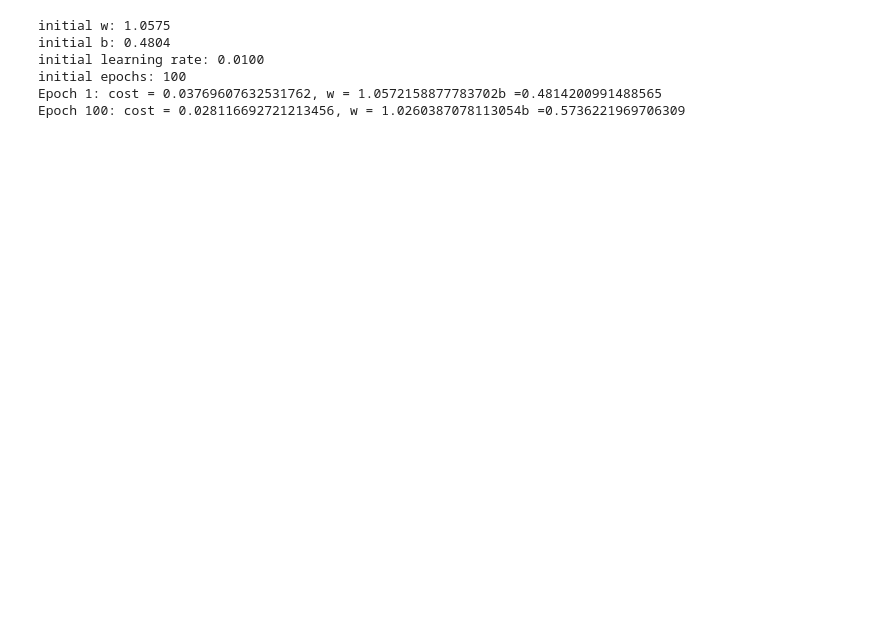
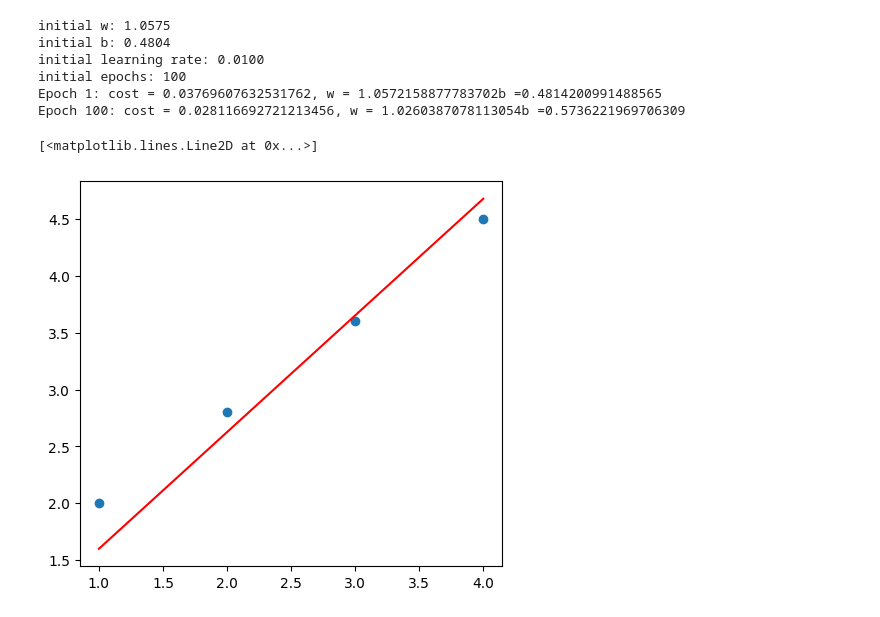
Before and after one commit to Noha62928/CA_AIS2_G1_Ml, a Jupyter notebook: src/ML/session14/session14.ipynb, the cells around one changed output. Saved outputs shown, nothing was run; the diff lists cells and outputs as text; code cells hidden in the pictures; blank space fills up the shorter version.

```diff
--- a/src/ML/session14/session14.ipynb
+++ b/src/ML/session14/session14.ipynb
@@ -46,3 +46,11 @@ initial learning rate: 0.0100
 initial epochs: 100
 Epoch 1: cost = 0.03769607632531762, w = 1.0572158877783702b =0.4814200991488565
 Epoch 100: cost = 0.028116692721213456, w = 1.0260387078113054b =0.5736221969706309
+# %%
+plt.figure(figsize=(12, 5))
+plt.subplot(1,2,1)
+plt.scatter(x,y)
+plt.plot(x, w*x + b , 'r-')
+# %% [output]
+[<matplotlib.lines.Line2D at 0x...>]
+[figure, added]
```
Also changed, not shown: parts of 1 cell of this notebook.
